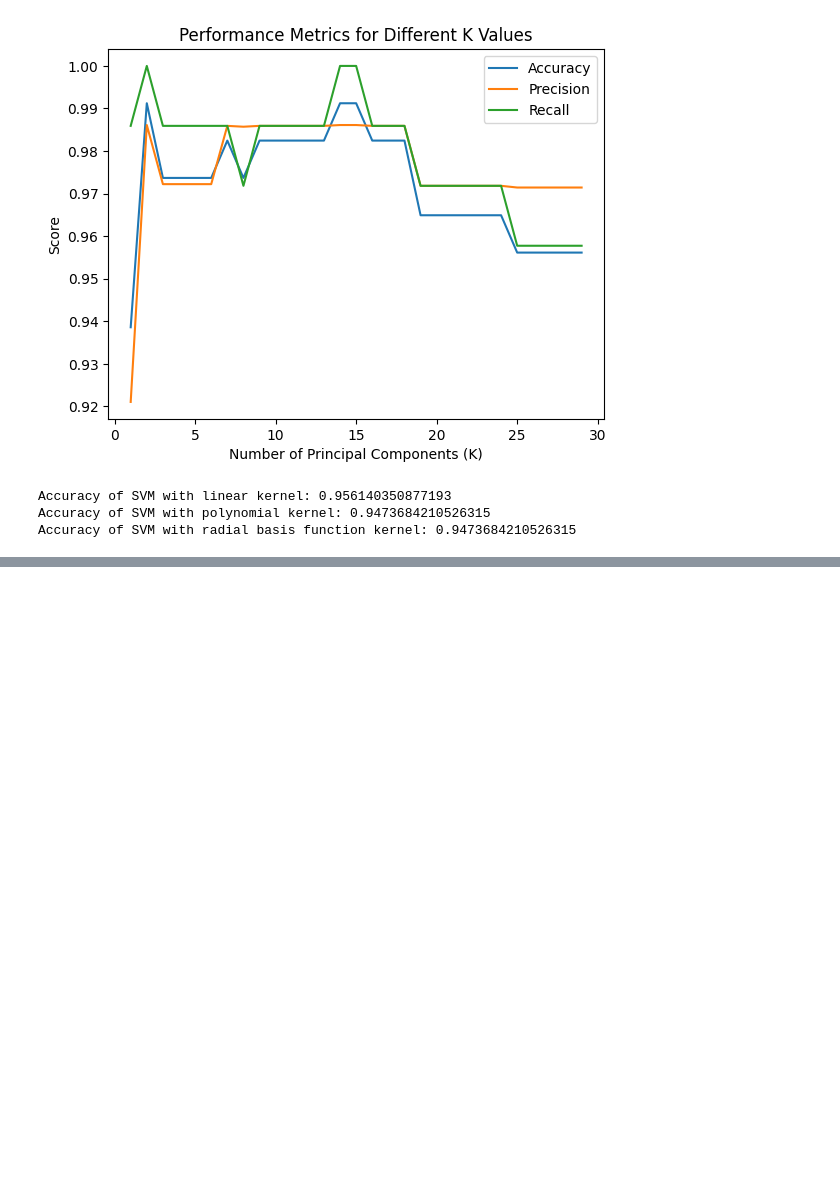
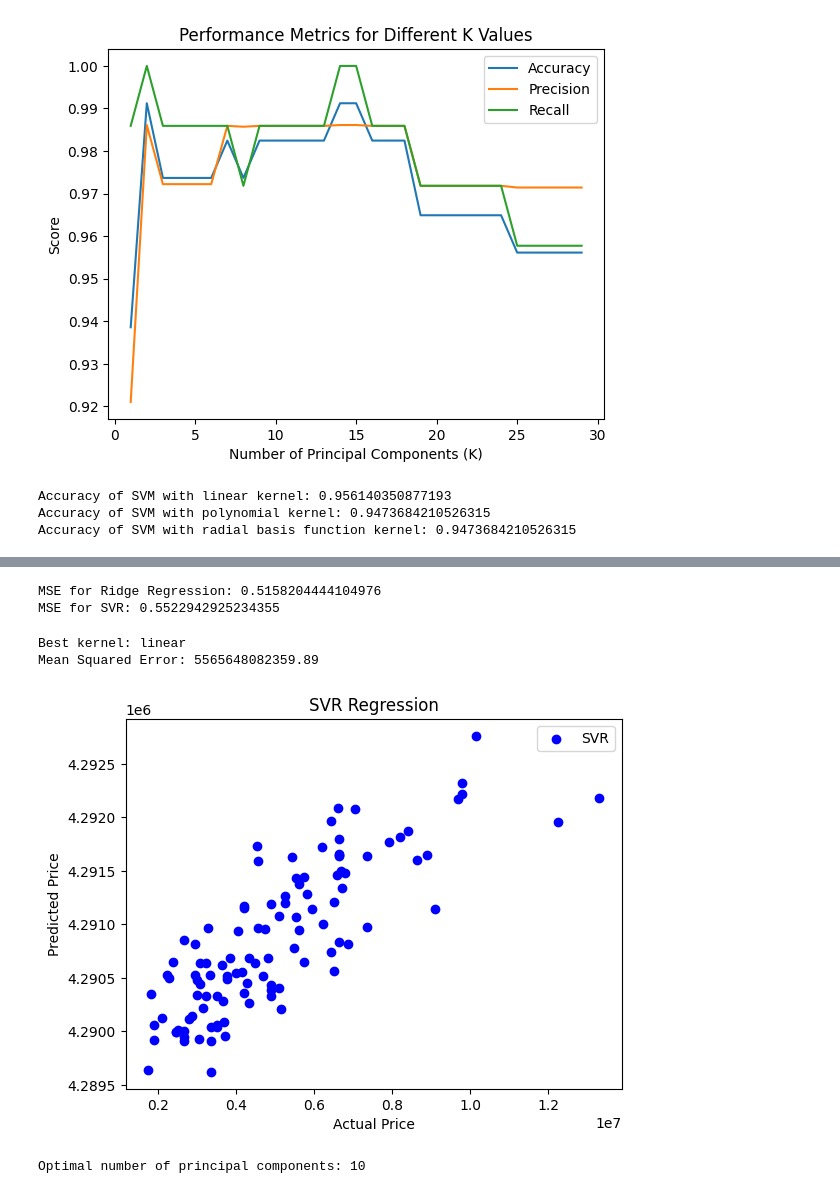
Before and after one commit to HLaw18/4105, a Jupyter notebook: HW4_4105.ipynb, the cells around one changed output, grey strips where cells are left out. Saved outputs shown, nothing was run; the diff lists cells and outputs as text; code cells hidden in the pictures; blank space fills up the shorter version.

```diff
--- a/HW4_4105.ipynb
+++ b/HW4_4105.ipynb
@@ -203,0 +176,74 @@ Mean Squared Error (MSE) for Ridge Regression: 0.5158414195597392
+# %%
+ridge = Ridge(alpha=1.0)
+ridge.fit(X_train, y_train)
+y_pred_ridge = ridge.predict(X_test)
+mse_ridge = mean_squared_error(y_test, y_pred_ridge)
+print(f"MSE for Ridge Regression: {mse_ridge}")
+
+svr = SVR(kernel='linear')
+svr.fit(X_train, y_train)
+y_pred_svr = svr.predict(X_test)
+mse_svr = mean_squared_error(y_test, y_pred_svr)
+print(f"MSE for SVR: {mse_svr}")
+# %% [output]
+MSE for Ridge Regression: 0.5158204444104976
+MSE for SVR: 0.5522942925234355
+# %%
+file_path = '/content/drive/My Drive/Colab Notebooks/DataSets/Housing.csv'
+dataHousing = pd.DataFrame(pd.read_csv(file_path))
+
+varlist=['mainroad','guestroom','basement','hotwaterheating','airconditioning', 'prefarea']
+
+def binary_map(x):
+  return x.map({'yes':1,"no":0})
+
+dataHousing[varlist] = dataHousing[varlist].apply(binary_map)
+
+X = dataHousing[['area', 'bedrooms', 'bathrooms', 'stories', 'mainroad', 'guestroom', 'basement', 'hotwaterheating', 'airconditioning', 'parking', 'prefarea']]
+y = dataHousing['price']
+
+X_train, X_eval, y_train, y_eval = train_test_split(X, y, test_size=0.2, random_state=42)
+
+scaler = StandardScaler()
+X_train_scaled = scaler.fit_transform(X_train)
+X_eval_scaled = scaler.transform(X_eval)
+
+kernels = ['linear', 'poly', 'rbf', 'sigmoid']
+best_kernel = None
+best_score = float('inf')
+
+for kernel in kernels:
+    svr = SVR(kernel=kernel)
+    svr.fit(X_train_scaled, y_train)
+    y_pred = svr.predict(X_eval_scaled)
+    mse = mean_squared_error(y_eval, y_pred)
+    if mse < best_score:
+        best_score = mse
+        best_kernel = kernel
+
+print(f"Best kernel: {best_kernel}")
+print(f"Mean Squared Error: {best_score}")
+
+svr = SVR(kernel=best_kernel)
+svr.fit(X_train_scaled, y_train)
+
+plt.scatter(y_eval, svr.predict(X_eval_scaled), c='b', label='SVR')
+plt.xlabel("Actual Price")
+plt.ylabel("Predicted Price")
+plt.title("SVR Regression")
+plt.legend()
+plt.show()
+
+pca = PCA()
+X_train_pca = pca.fit_transform(X_train_scaled)
+
+explained_variance = pca.explained_variance_ratio_
+cumulative_variance = np.cumsum(explained_variance)
+optimal_components = np.argmax(cumulative_variance >= 0.95) + 1
+
+print(f"Optimal number of principal components: {optimal_components}")
+# %% [output]
+Best kernel: linear
+Mean Squared Error: 5565648082359.89
+[figure, added]
+Optimal number of principal components: 10
```
Also changed, not shown: parts of 1 cell of this notebook.
